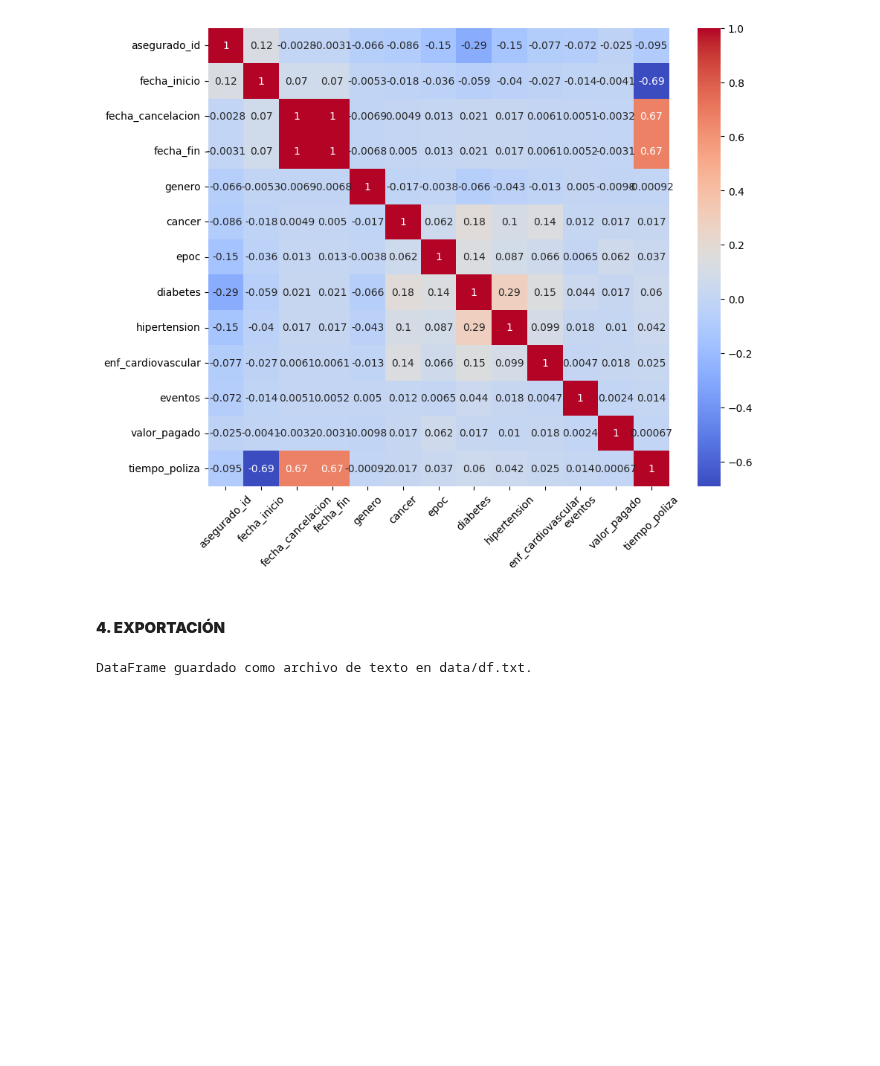
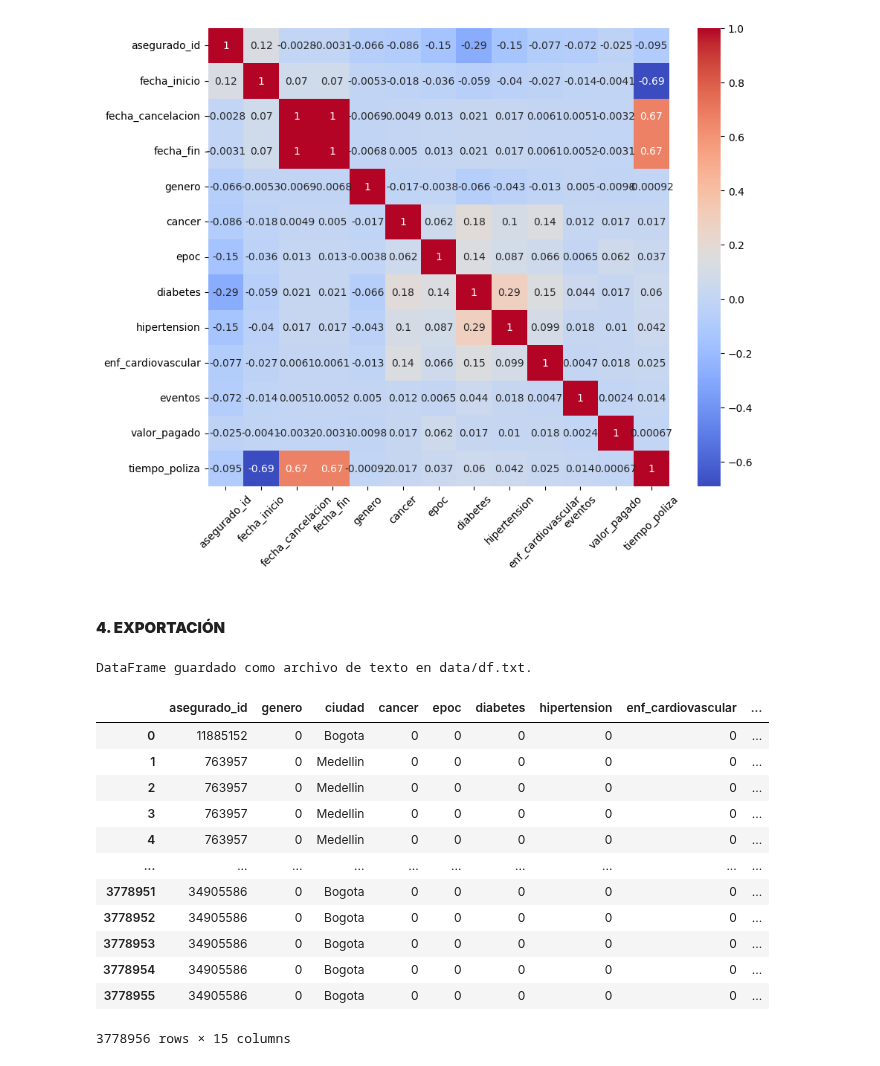
Before and after one commit to JavierBurgos-web/Alll_Proyecto_Finanzas, a Jupyter notebook: b_preprocesamiento.ipynb, the cells around one changed output. Cells and saved outputs as stored; diff of their text form; code cells hidden in the pictures; blank space fills up the shorter version.

Commit message:
df preprocesado listo

```diff
--- a/b_preprocesamiento.ipynb
+++ b/b_preprocesamiento.ipynb
@@ -218,3 +218,21 @@ df.to_csv(archivo_txt, sep='\t', index=False)
 print(f"DataFrame guardado como archivo de texto en {archivo_txt}.")
 # %% [output]
 DataFrame guardado como archivo de texto en data/df.txt.
+# %%
+# Lectura del dataframe preprocesado
+df = pd.read_csv('data/df.txt', sep='\t', encoding='latin-1')
+df
+# %% [output]
+|  | asegurado_id | genero | ciudad | cancer | epoc | diabetes | hipertension | enf_cardiovascular | ... |
+| 0 | 11885152 | 0 | Bogota | 0 | 0 | 0 | 0 | 0 | ... |
+| 1 | 763957 | 0 | Medellin | 0 | 0 | 0 | 0 | 0 | ... |
+| 2 | 763957 | 0 | Medellin | 0 | 0 | 0 | 0 | 0 | ... |
+| 3 | 763957 | 0 | Medellin | 0 | 0 | 0 | 0 | 0 | ... |
+| 4 | 763957 | 0 | Medellin | 0 | 0 | 0 | 0 | 0 | ... |
+| ... | ... | ... | ... | ... | ... | ... | ... | ... | ... |
+| 3778951 | 34905586 | 0 | Bogota | 0 | 0 | 0 | 0 | 0 | ... |
+| 3778952 | 34905586 | 0 | Bogota | 0 | 0 | 0 | 0 | 0 | ... |
+| 3778953 | 34905586 | 0 | Bogota | 0 | 0 | 0 | 0 | 0 | ... |
+| 3778954 | 34905586 | 0 | Bogota | 0 | 0 | 0 | 0 | 0 | ... |
+| 3778955 | 34905586 | 0 | Bogota | 0 | 0 | 0 | 0 | 0 | ... |
+3778956 rows × 15 columns
```
